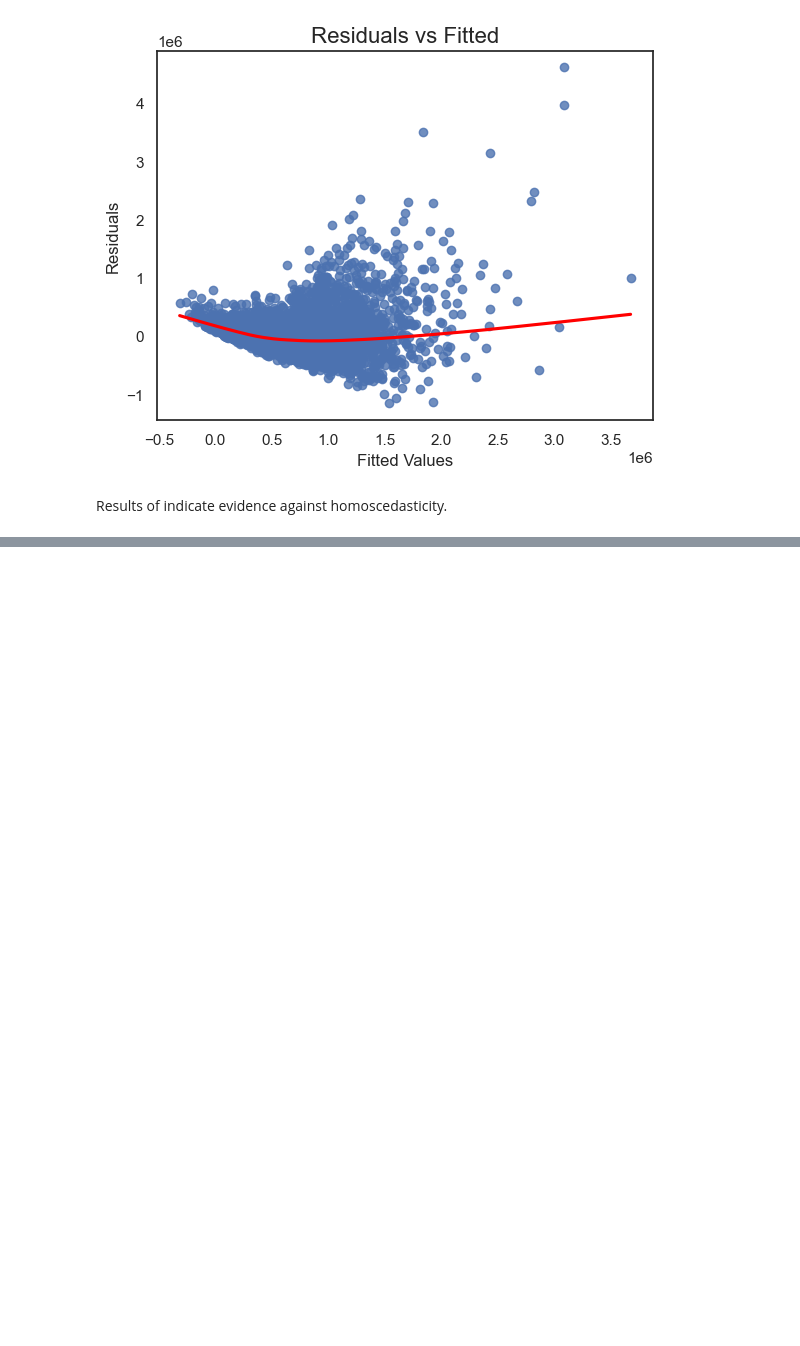
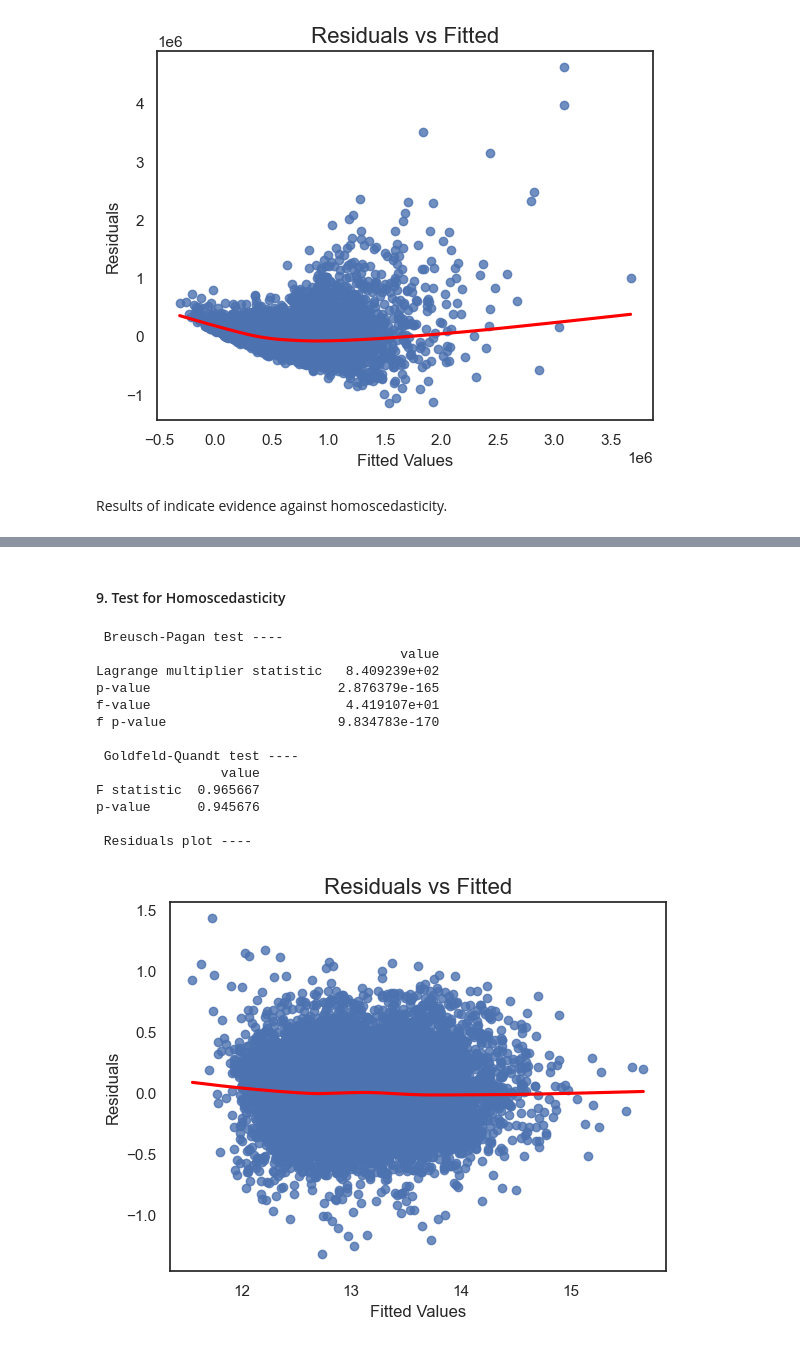
Before and after one commit to JEr1yAnalst/dsc-phase-2project_group7, a Jupyter notebook: student.ipynb, the cells around one changed output, grey strips where cells are left out. Saved outputs shown, nothing was run; the diff lists cells and outputs as text; code cells hidden in the pictures; blank space fills up the shorter version.

```diff
--- a/student.ipynb
+++ b/student.ipynb
@@ -1091,0 +1171,20 @@ Results of indicate evidence against homoscedasticity.
+# %% [markdown]
+#### 9. Test for Homoscedasticity
+# %%
+# Test for homoscedasticity
+homoscedasticity_test(model1_log_ols)
+# %% [output]
+ Breusch-Pagan test ----
+                                       value
+Lagrange multiplier statistic   8.409239e+02
+p-value                        2.876379e-165
+f-value                         4.419107e+01
+f p-value                      9.834783e-170
+
+ Goldfeld-Quandt test ----
+                value
+F statistic  0.965667
+p-value      0.945676
+
+ Residuals plot ----
+[figure, added]
```
Also changed, not shown: parts of 10 cells of this notebook.
